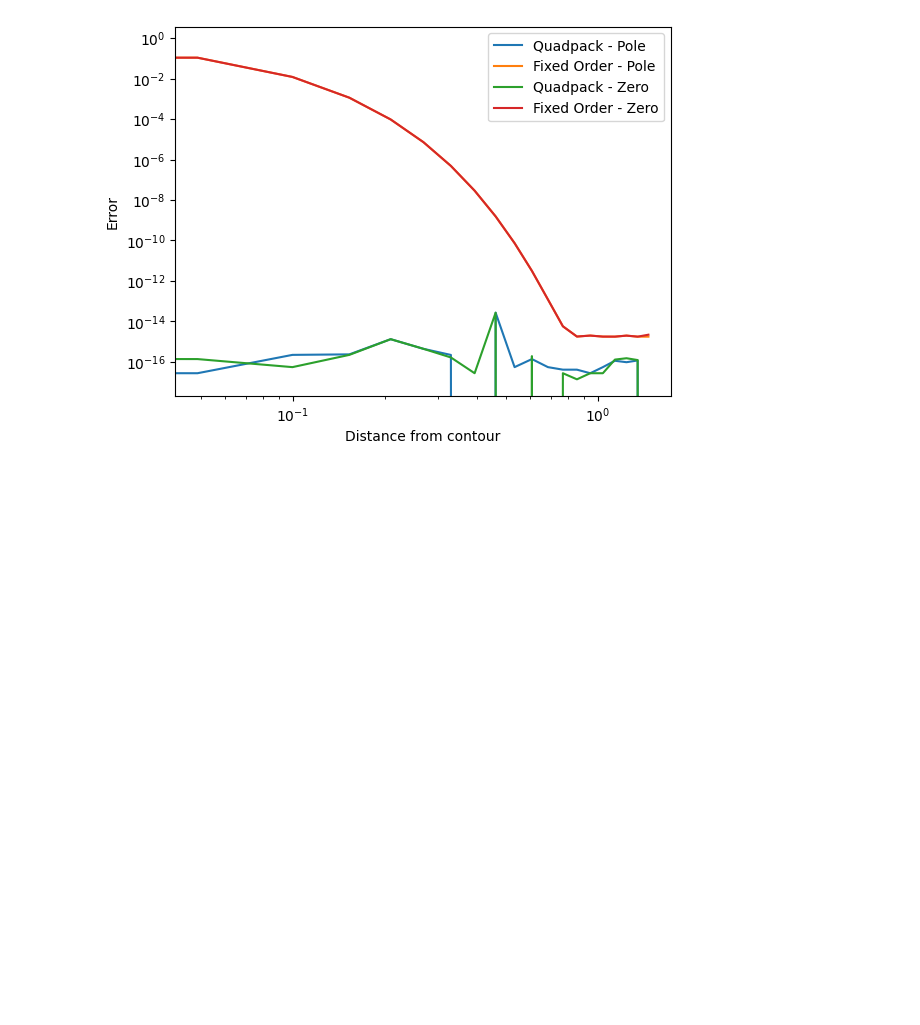
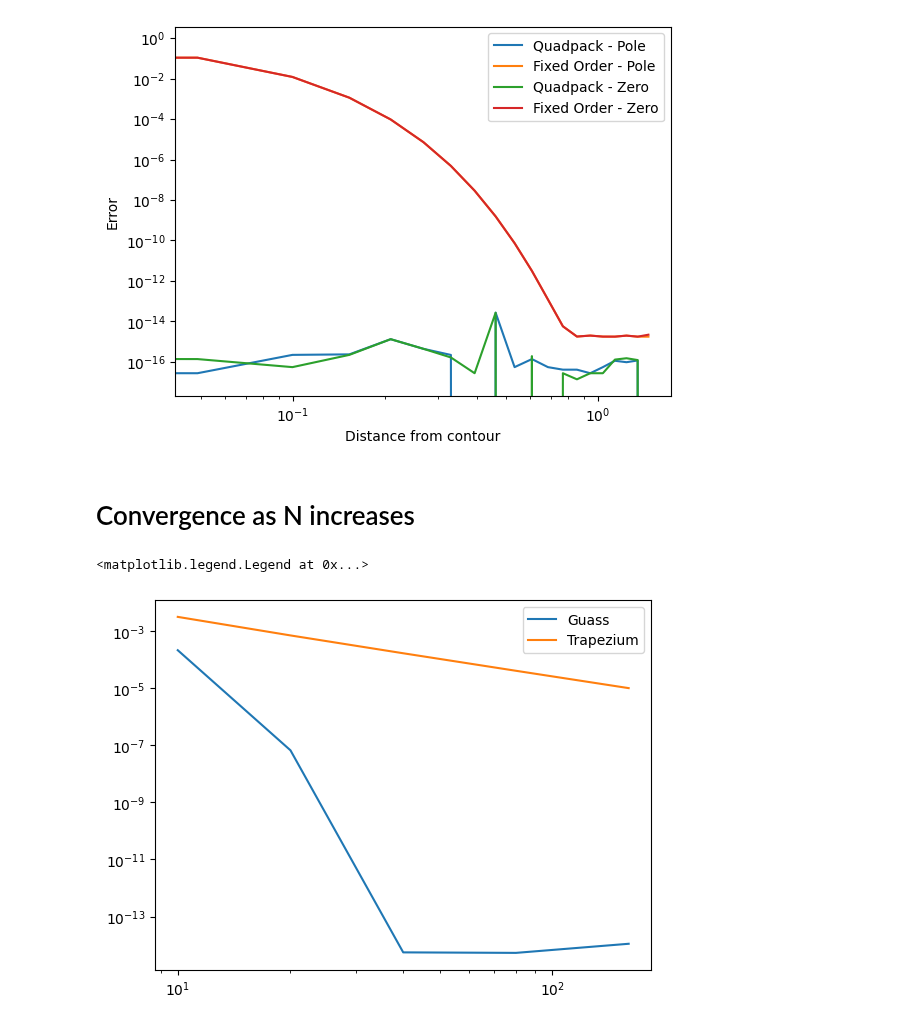
Before and after one commit to j-bowhay/Poles-and-Roots, a Jupyter notebook: notebooks/quadrature_convergence.ipynb, the cells around one changed output. Drawn from its saved outputs; the diff is of its cells as text; code cells hidden in the pictures; blank space fills up the shorter version.

Commit message:
comparison of trapezium and guass

```diff
--- a/notebooks/quadrature_convergence.ipynb
+++ b/notebooks/quadrature_convergence.ipynb
@@ -58,3 +60,32 @@ ax.legend()
 # %% [output]
 <matplotlib.legend.Legend at 0x...>
 [figure]
+# %% [markdown]
+# Convergence as N increases
+# %%
+N = 10
+
+Ns = []
+guass_error = []
+trap_error = []
+
+def f(z):
+    return z - center[0] - center[1]*1j
+
+for i in range(5):
+    Ns.append(N)
+
+    res = argument_principle_from_points(f, lambda z: 1, points=points, method="fixed", quad_kwargs={"n":N})[0]
+    guass_error.append(np.abs(1 - res))
+    res = argument_principle_from_points(f, lambda z: 1, points=points, method="trapezium", quad_kwargs={"num":N})[0]
+    trap_error.append(np.abs(1 - res))
+
+    N *= 2
+# %%
+fig, ax = plt.subplots()
+ax.loglog(Ns, guass_error, label="Guass")
+ax.loglog(Ns, trap_error, label="Trapezium")
+ax.legend()
+# %% [output]
+<matplotlib.legend.Legend at 0x...>
+[figure, added]
```
Also changed, not shown: parts of 1 cell of this notebook.
